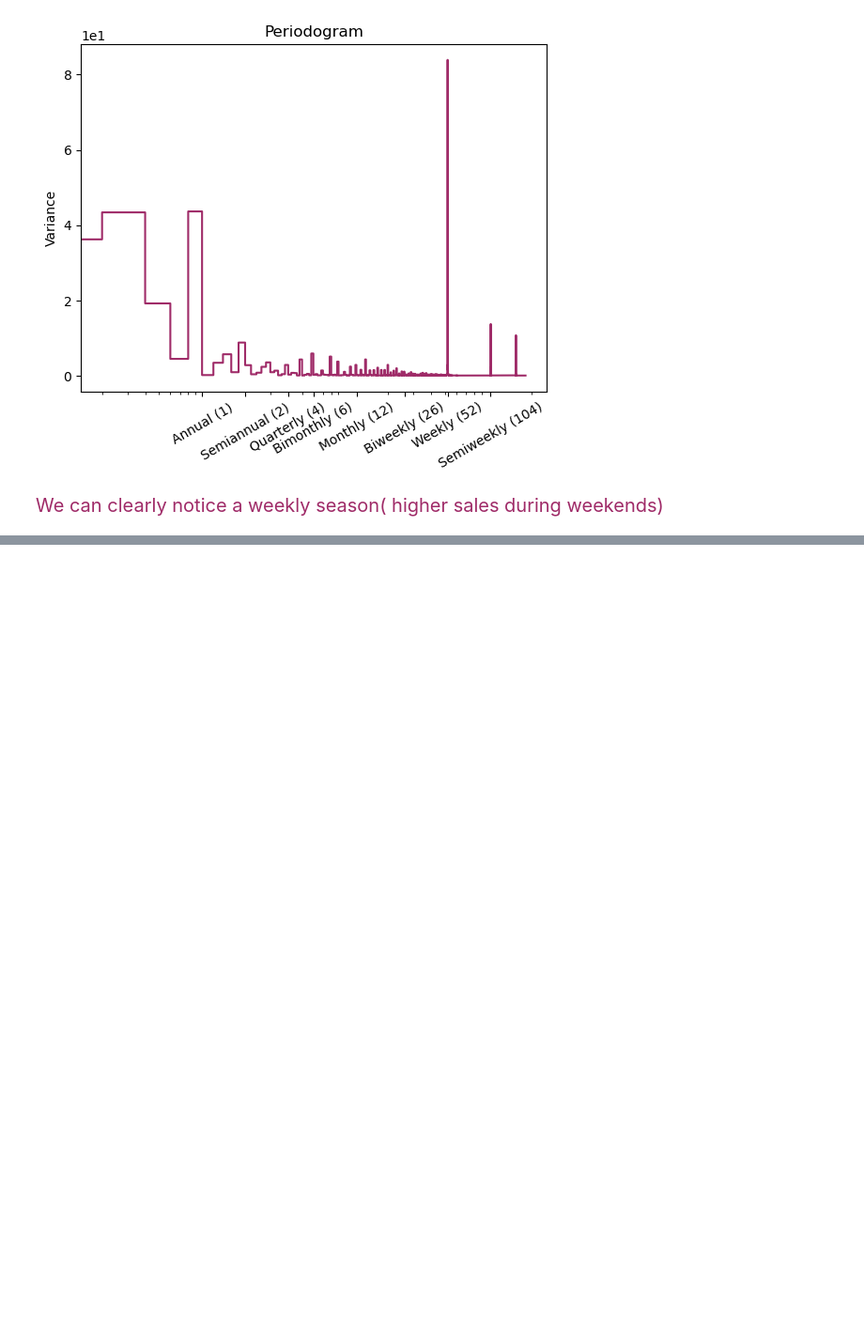
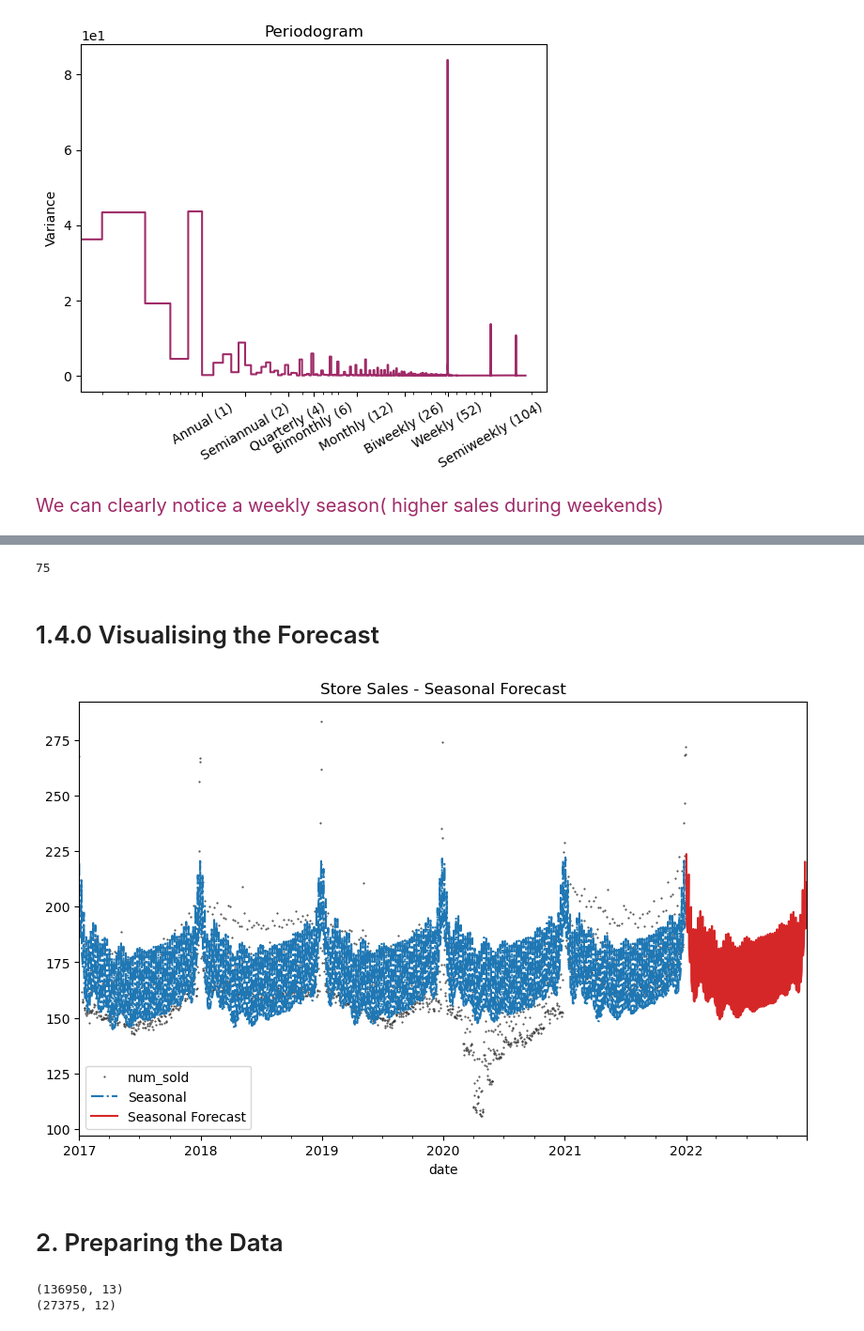
Before and after one commit to niveditha-vudayagiri/ny-taxifare-prediction, a Jupyter notebook: mini-course-sales-full-eda-seasonality-analysis.ipynb, the cells around one changed output, grey strips where cells are left out. Shown at 94% size. Saved outputs shown, nothing was run; the diff lists cells and outputs as text; code cells hidden in the pictures; blank space fills up the shorter version.

```diff
--- a/mini-course-sales-full-eda-seasonality-analysis.ipynb
+++ b/mini-course-sales-full-eda-seasonality-analysis.ipynb
@@ -365,0 +452,40 @@ plot_periodogram(average_sales);
+# %%
+print(len(train_df.query('date=="2017-01-01"')))
+# %% [output]
+75
+# %% [markdown]
+# 1.4.0 Visualising the Forecast
+# %%
+from statsmodels.tsa.deterministic import CalendarFourier
+
+fourier = CalendarFourier(freq="A", order=10)  # 10 sin/cos pairs for "A"nnual seasonality
+y = average_sales.copy()
+
+dp = DeterministicProcess(
+    index=y.index,
+    constant=True,               # dummy feature for bias (y-intercept)
+    order=1,                     # trend (order 1 means linear)
+    seasonal=True,               # weekly seasonality (indicators)
+    additional_terms=[fourier],  # annual seasonality (fourier)
+    drop=True,                   # drop terms to avoid collinearity
+)
+
+X = dp.in_sample()
+# %%
+model = LinearRegression(fit_intercept=False)
+_ = model.fit(X, y)
+
+y_pred = pd.Series(model.predict(X), index=y.index)
+X_fore = dp.out_of_sample(steps=365)
+y_fore = pd.Series(model.predict(X_fore), index=X_fore.index)
+
+fig, ax = plt.subplots(figsize=(10, 6))
+
+ax = y.plot(color='0.2', style='.',markersize=1, title="Store Sales - Seasonal Forecast")
+ax = y_pred.plot(ax=ax, label="Seasonal",linestyle='-.')
+ax = y_fore.plot(ax=ax, label="Seasonal Forecast", color='C3',linestyle='-')
+_ = ax.legend()
+# %% [output]
+[figure, added]
+# %% [markdown]
+# 2. Preparing the Data
@@ -365,0 +500,6 @@ plot_periodogram(average_sales);
+# %%
+print(train_df.shape)
+print(test_df.shape)
+# %% [output]
+(136950, 13)
+(27375, 12)
```
Also changed, not shown: parts of 25 cells of this notebook.
